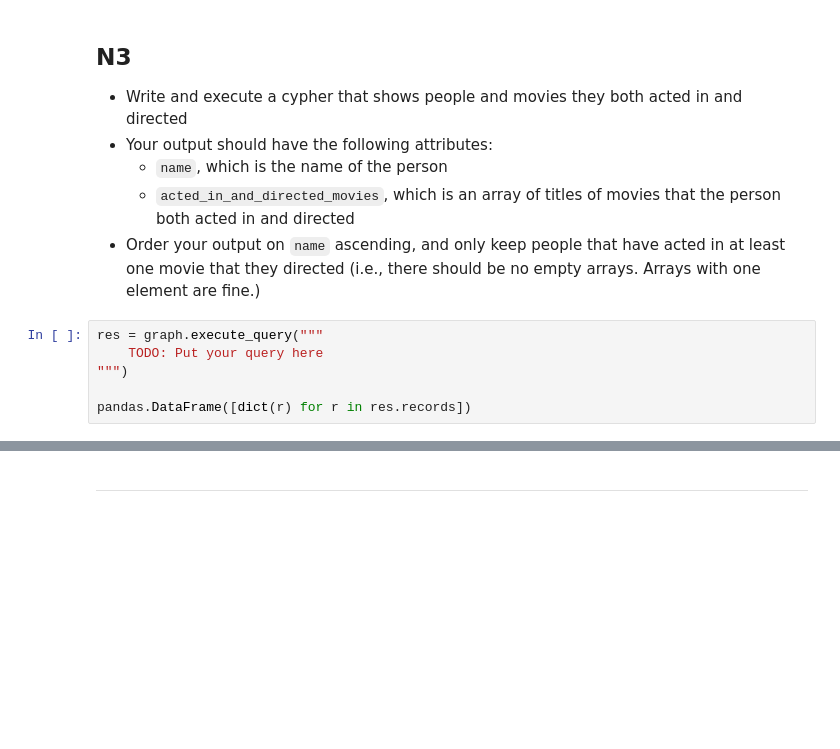
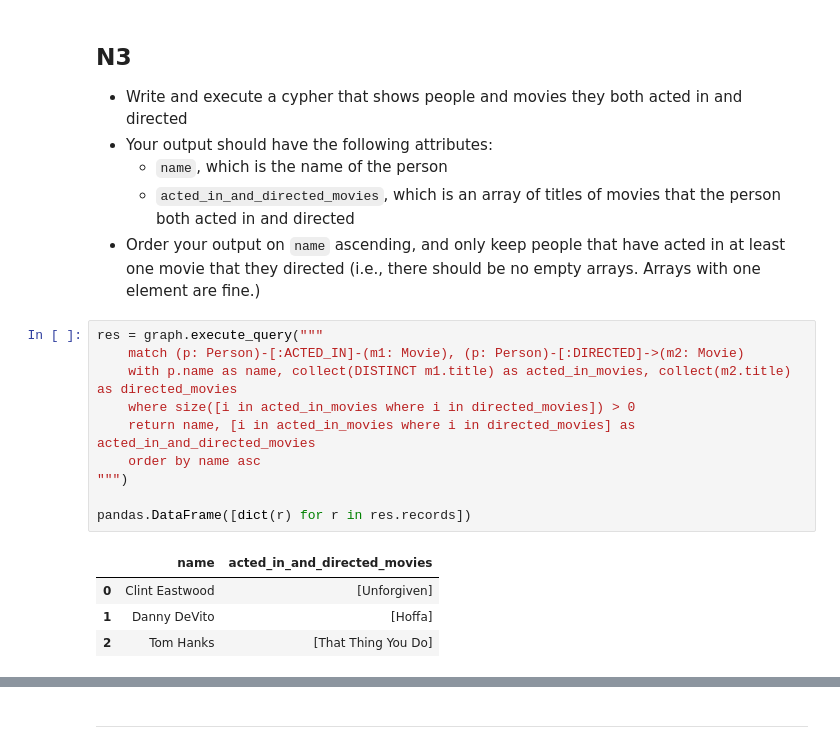
Before and after one commit to zhiyuan0828/W4111-Intro-to-Databases-Spring-2024, a Jupyter notebook: Homework/HW4/S24-W4111-HW4.ipynb, the cells around one changed output, grey strips where cells are left out. Saved outputs shown, nothing was run; the diff lists cells and outputs as text; blank space fills up the shorter version.

```diff
--- a/Homework/HW4/S24-W4111-HW4.ipynb
+++ b/Homework/HW4/S24-W4111-HW4.ipynb
@@ -508,10 +533,19 @@ pandas.DataFrame([dict(r) for r in res.records])
 - Order your output on `name` ascending, and only keep people that have acted in at least one movie that they directed (i.e., there should be no empty arrays. Arrays with one element are fine.)
 # %%
 res = graph.execute_query("""
-    TODO: Put your query here
+    match (p: Person)-[:ACTED_IN]-(m1: Movie), (p: Person)-[:DIRECTED]->(m2: Movie)
+    with p.name as name, collect(DISTINCT m1.title) as acted_in_movies, collect(m2.title) as directed_movies
+    where size([i in acted_in_movies where i in directed_movies]) > 0
+    return name, [i in acted_in_movies where i in directed_movies] as acted_in_and_directed_movies
+    order by name asc
 """)
 
 pandas.DataFrame([dict(r) for r in res.records])
+# %% [output]
+|  | name | acted_in_and_directed_movies |
+| 0 | Clint Eastwood | [Unforgiven] |
+| 1 | Danny DeVito | [Hoffa] |
+| 2 | Tom Hanks | [That Thing You Do] |
 # %% [markdown]
 ## N4
 
```
Also changed, not shown: parts of 23 cells of this notebook, 2 other files.
